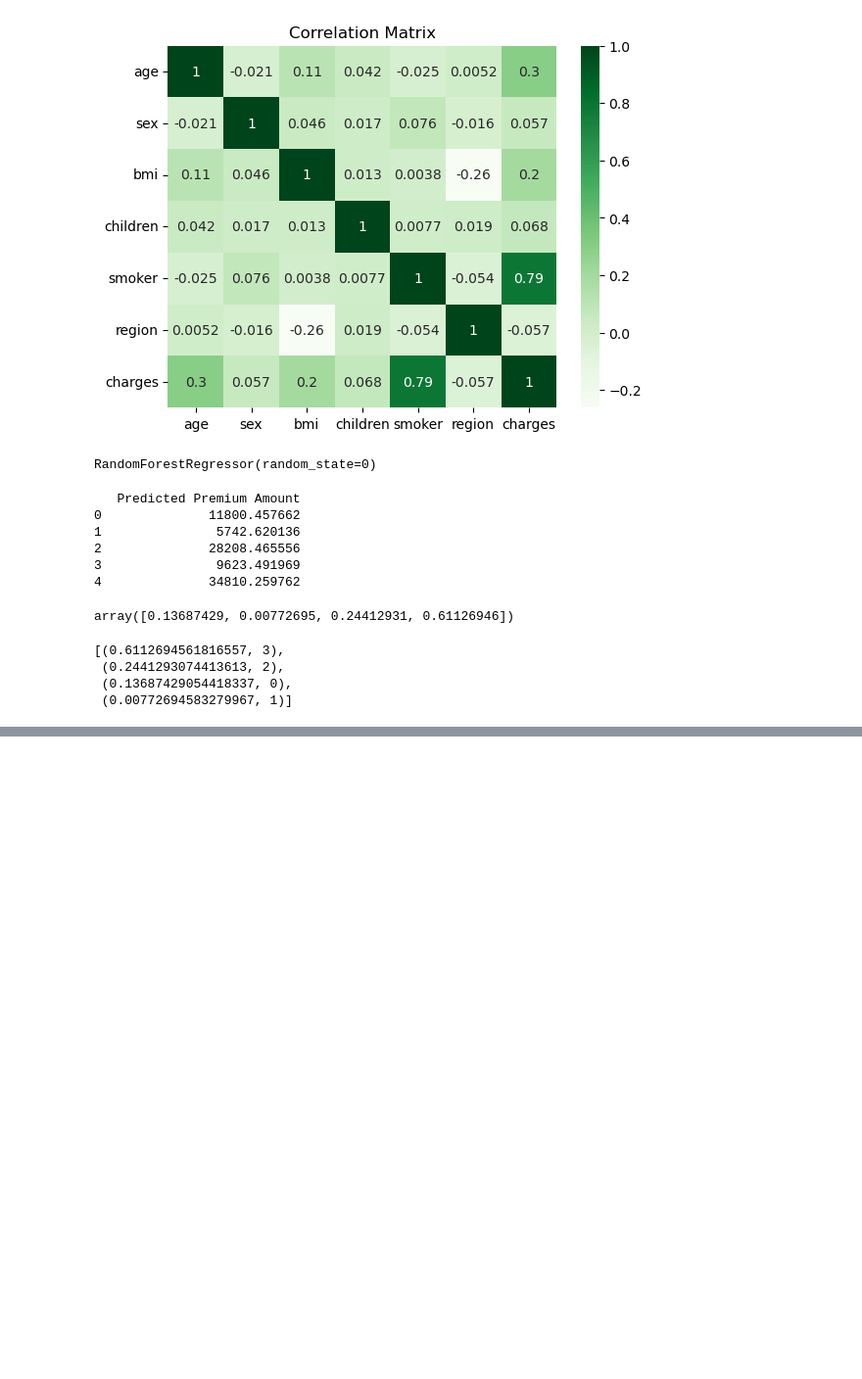
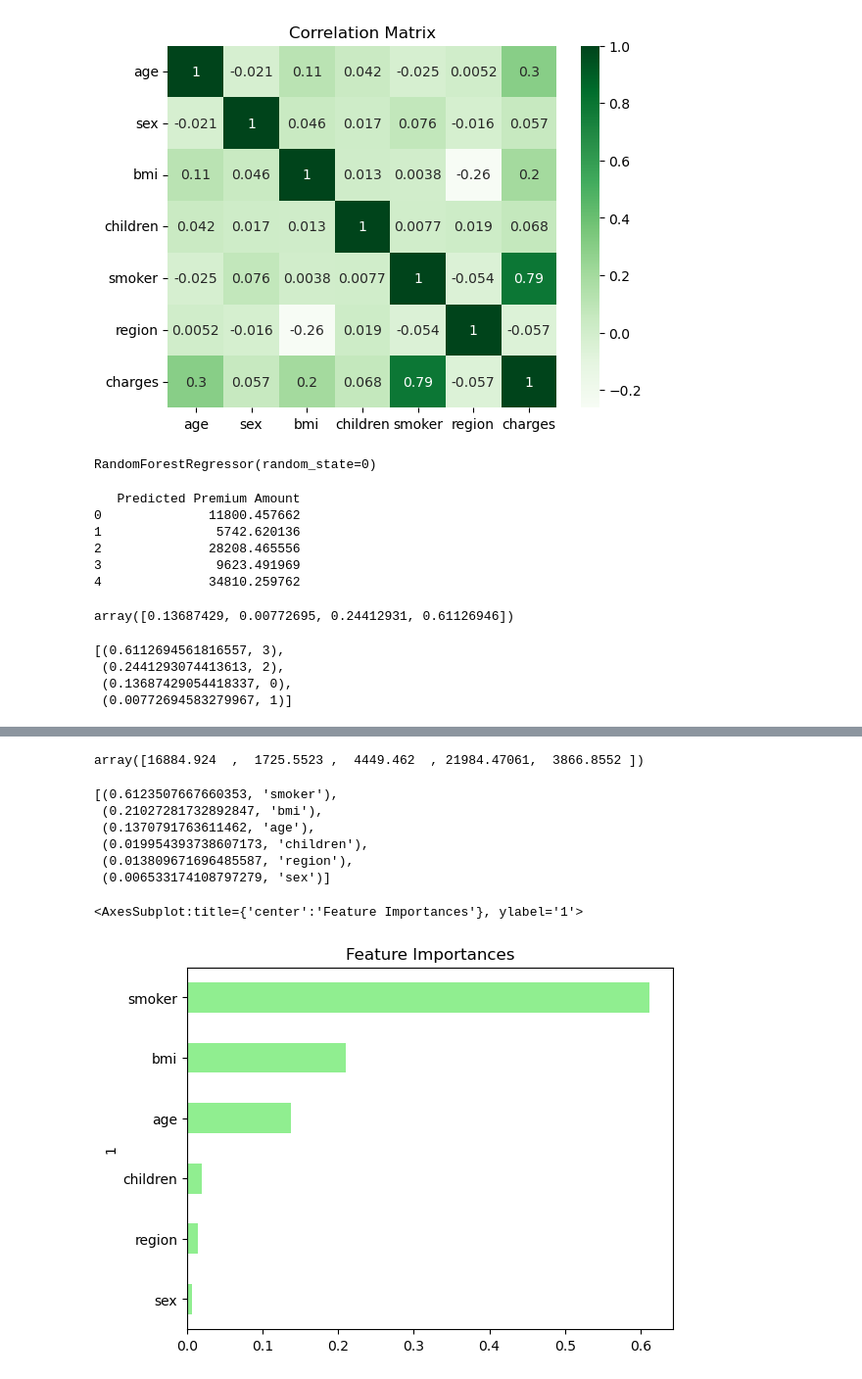
Before and after one commit to MikaMohd/Project-4-Group-7, a Jupyter notebook: marthascode.ipynb, the cells around one changed output, grey strips where cells are left out. Shown at 98% size. Drawn from its saved outputs; the diff is of its cells as text; code cells hidden in the pictures; blank space fills up the shorter version.

Commit message:
rforest regressor created - all columns, visual

```diff
--- a/marthascode.ipynb
+++ b/marthascode.ipynb
@@ -281,0 +295,6 @@ sorted(zip(forest.feature_importances_, X.columns), reverse=True)
+# %%
+#Define target vector
+y2 = h_data["charges"].ravel()
+y2[:5]
+# %% [output]
+array([16884.924  ,  1725.5523 ,  4449.462  , 21984.47061,  3866.8552 ])
@@ -281,0 +308,16 @@ sorted(zip(forest.feature_importances_, X.columns), reverse=True)
+# %%
+#Fitting Standard Scaler
+X2_scaler = scaler.fit(X2_train)
+# %%
+#Scaling data
+X2_train_scaled = X2_scaler.transform(X2_train)
+
+X2_test_scaled = X2_scaler.transform(X2_test)
+# %%
+#Create a random forest regressor
+
+rf_model = RandomForestRegressor(n_estimators = 500, random_state=78)
+# %%
+#Fitting the model
+
+rf_model = rf_model.fit(X2_train_scaled, y2_train)
@@ -281,0 +327,23 @@ sorted(zip(forest.feature_importances_, X.columns), reverse=True)
+# %%
+#Calculate feature importance
+importances = rf_model.feature_importances_
+#Sort features by their importance
+sorted(zip(rf_model.feature_importances_, X2.columns), reverse=True)
+# %% [output]
+[(0.6123507667660353, 'smoker'),
+ (0.21027281732892847, 'bmi'),
+ (0.1370791763611462, 'age'),
+ (0.019954393738607173, 'children'),
+ (0.013809671696485587, 'region'),
+ (0.006533174108797279, 'sex')]
+# %%
+#Visualize the feature by importance
+importances_df = pd.DataFrame(sorted(zip(rf_model.feature_importances_, X2.columns), reverse=True))
+importances_df.set_index(importances_df[1], inplace=True)
+importances_df.drop(columns=1, inplace=True)
+importances_df.rename(columns={0: 'Feature Importances'}, inplace=True)
+importances_sorted = importances_df.sort_values(by='Feature Importances')
+importances_sorted.plot(kind='barh', color='lightgreen', title= 'Feature Importances', legend=False)
+# %% [output]
+<AxesSubplot:title={'center':'Feature Importances'}, ylabel='1'>
+[figure, added]
```
Also changed, not shown: parts of 5 cells of this notebook.
